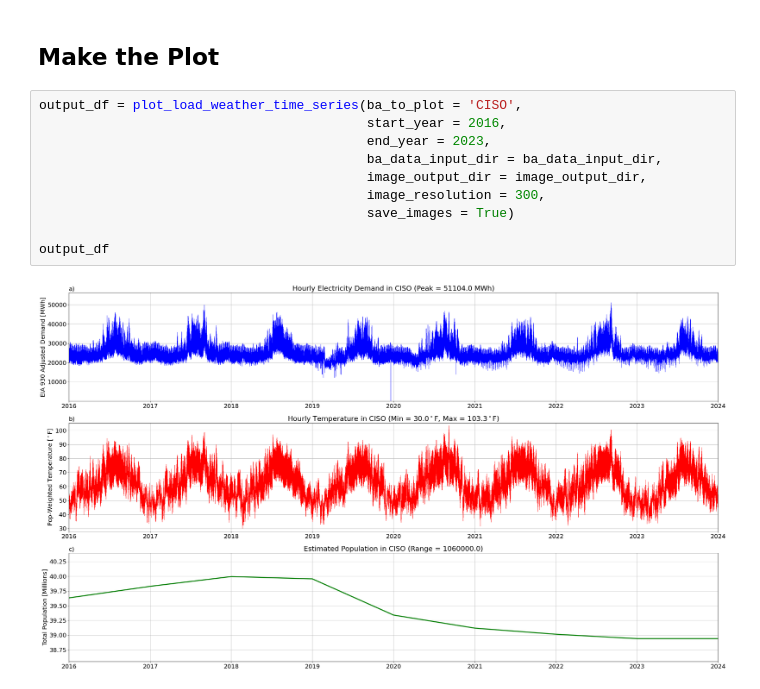
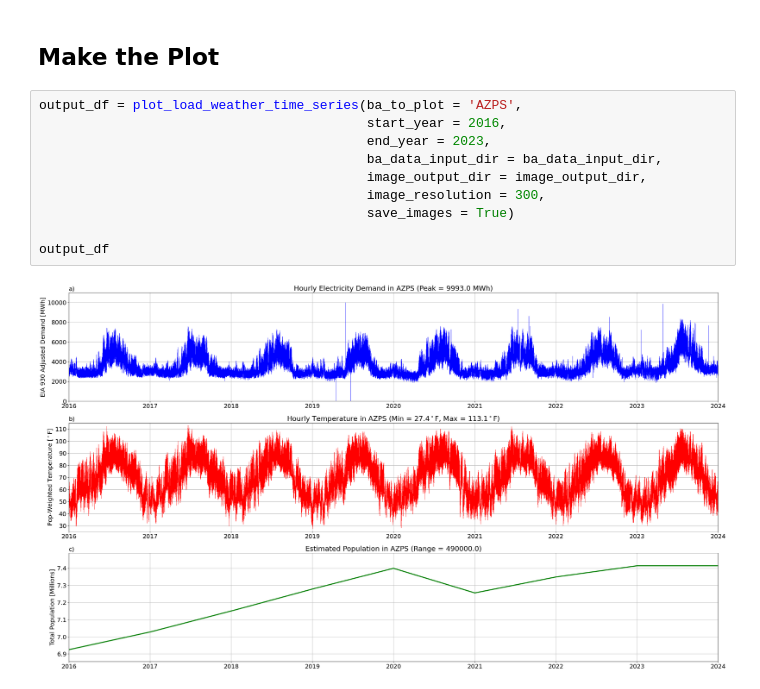
Before and after one commit to cdburley/burleyson-etal_2025_ldrd, a Jupyter notebook: notebooks/plot_ba_load_weather_time_series.ipynb, the cells around one changed output. Saved outputs shown, nothing was run; the diff lists cells and outputs as text.

```diff
--- a/notebooks/plot_ba_load_weather_time_series.ipynb
+++ b/notebooks/plot_ba_load_weather_time_series.ipynb
@@ -70,14 +70,14 @@ def plot_load_weather_time_series(ba_to_plot: str, start_year: int, end_year: in
 # %% [markdown]
 ## Make the Plot
 # %%
-output_df = plot_load_weather_time_series(ba_to_plot = 'CISO',
+output_df = plot_load_weather_time_series(ba_to_plot = 'AZPS',
                                           start_year = 2016,
                                           end_year = 2023,
                                           ba_data_input_dir = ba_data_input_dir,
                                           image_output_dir = image_output_dir,
                                           image_resolution = 300,
                                           save_images = True)
 
 output_df
 # %% [output]
-[figure, old version]
+[figure, new version]
```
Also changed, not shown: 2 other files.
